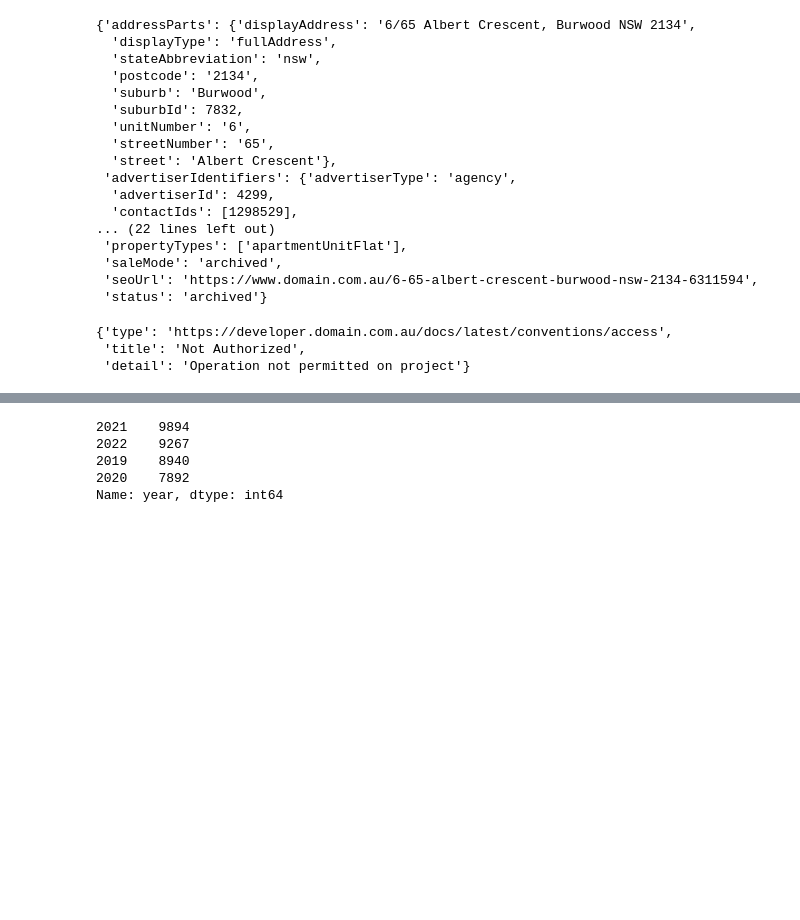
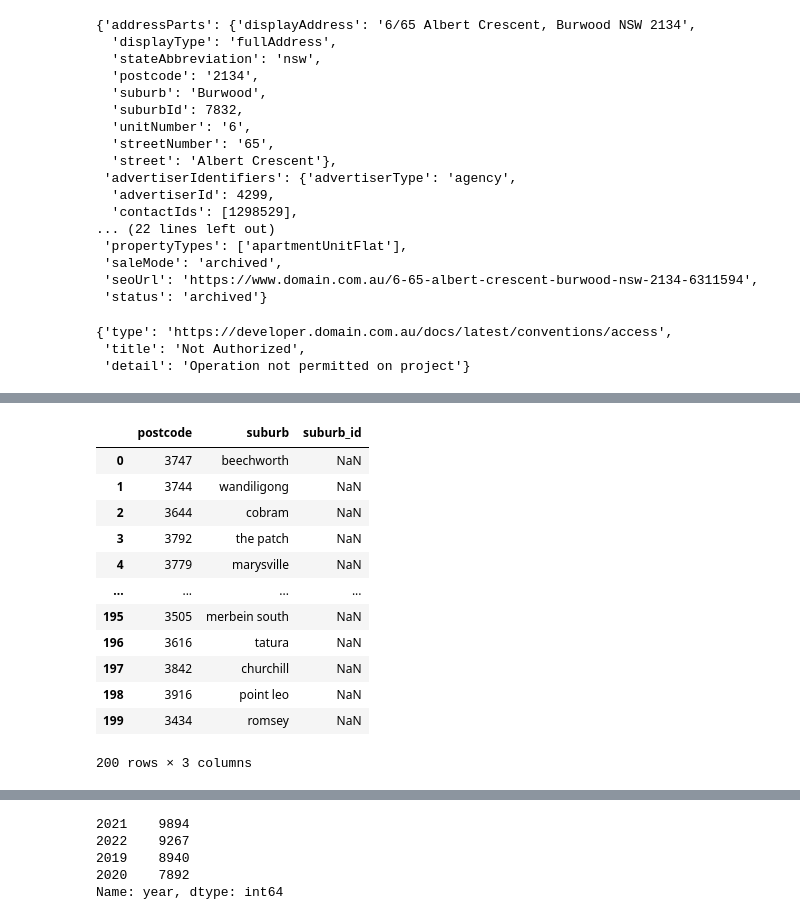
Before and after one commit to MAST30034-Applied-Data-Science/generic-real-estate-consulting-project-group-12, a Jupyter notebook: notebooks/get_historical_data.ipynb, the cells around one changed output, grey strips where cells are left out. Drawn from its saved outputs; the diff is of its cells as text; code cells hidden in the pictures; blank space fills up the shorter version.

```diff
--- a/notebooks/get_historical_data.ipynb
+++ b/notebooks/get_historical_data.ipynb
@@ -45,0 +80,12 @@ surburb = surburb.drop_duplicates().reset_index().drop('index',axis = 1).rename(
+# %%
+d = dict()
+for index, values in suburb_postcode_df.iterrows():
+    d[values['postcode']] = values['surburb']
+# %%
+suburb_list = []
+for index, value in missing.iterrows():
+    suburb = d[value['postcode']]
+    suburb_list.append(suburb)
+# %%
+missing['suburb'] = suburb_list
+missing
@@ -45,0 +106,4 @@ surburb = surburb.drop_duplicates().reset_index().drop('index',axis = 1).rename(
+# %%
+df2 = pd.read_csv("../data/suburb_id.csv")
+df2['suburb'] = df2['suburb'].apply(lambda x:x.lower())
+df2
@@ -46 +124,17 @@ surburb = surburb.drop_duplicates().reset_index().drop('index',axis = 1).rename(
+# %%
+missing.merge(df2, on = 'suburb', how = 'left')
+# %% [output]
+|  | postcode | suburb | suburb_id |
+| 0 | 3747 | beechworth | NaN |
+| 1 | 3744 | wandiligong | NaN |
+| 2 | 3644 | cobram | NaN |
+| 3 | 3792 | the patch | NaN |
+| 4 | 3779 | marysville | NaN |
+| ... | ... | ... | ... |
+| 195 | 3505 | merbein south | NaN |
+| 196 | 3616 | tatura | NaN |
+| 197 | 3842 | churchill | NaN |
+| 198 | 3916 | point leo | NaN |
+| 199 | 3434 | romsey | NaN |
+200 rows × 3 columns
 # %%
```
Also changed, not shown: parts of 9 cells of this notebook.
